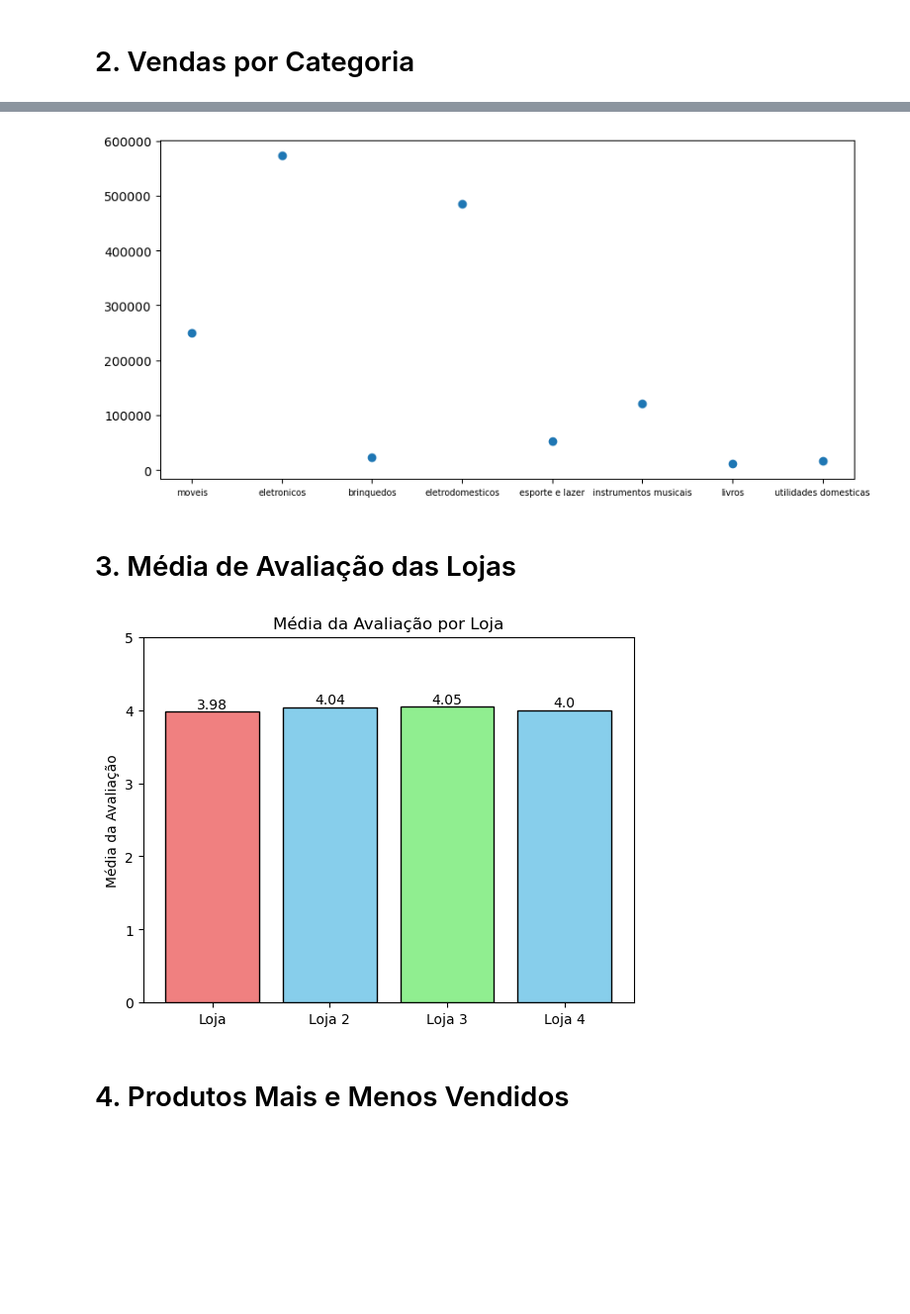
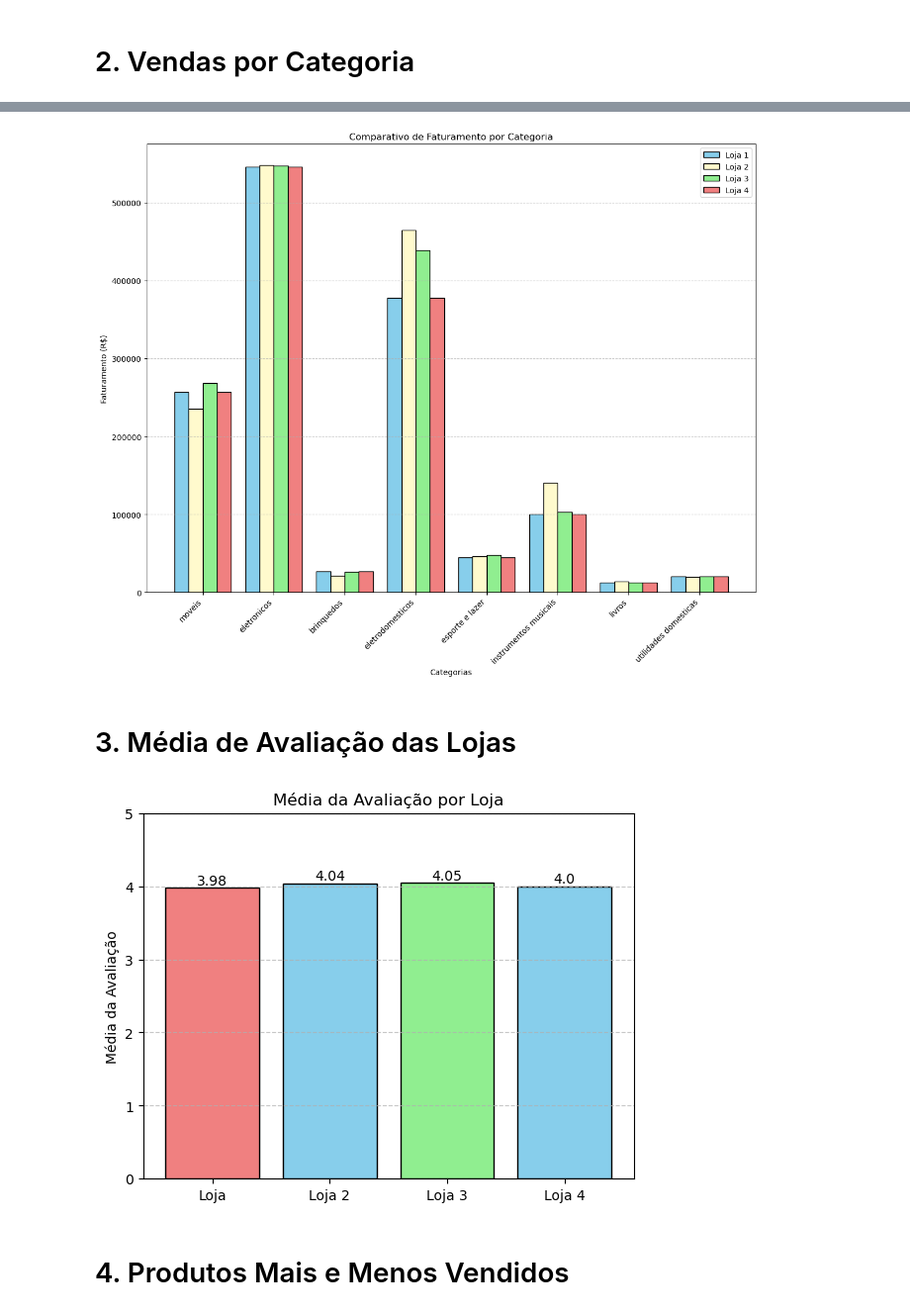
Before and after one commit to 23Edu4rd0/challenge1-data-science, a Jupyter notebook: AluraStoreBr.ipynb, the cells around one changed output, grey strips where cells are left out. Shown at 99% size. Drawn from its saved outputs; the diff is of its cells as text; code cells hidden in the pictures; blank space fills up the shorter version.

```diff
--- a/AluraStoreBr.ipynb
+++ b/AluraStoreBr.ipynb
@@ -78,16 +85,30 @@ categoriasLoja1, valoresLoja1 = transformar_dict_lista(soma_por_categoria_loja1)
-# %%
-import matplotlib.pyplot as plt
-
-plt.figure(figsize=(10, 6))
-
-
-
-plt.scatter(categoriasLoja1, valoresLoja1)
-plt.xticks(rotation=0, fontsize = 7)  # Alinha os rótulos à direita
-plt.subplots_adjust(bottom=0.25)
-plt.show()
-# %% [output]
-[figure, removed]
+# %%
+import numpy as np
+
+n = len(categorias)
+indice = np.arange(n)
+largura = 0.2
+
+# Criando o gráfico
+plt.figure(figsize=(12, 10))
+plt.bar(indice - 1.5*largura, valor_loja1, width=largura, label='Loja 1', color='skyblue', edgecolor ='black')
+plt.bar(indice - 0.5*largura, valor_loja2, width=largura, label='Loja 2', color='lemonchiffon', edgecolor ='black')
+plt.bar(indice + 0.5*largura, valor_loja3, width=largura, label='Loja 3', color='lightgreen', edgecolor ='black')
+plt.bar(indice + 1.5*largura, valor_loja4, width=largura, label='Loja 4', color='lightcoral', edgecolor ='black')
+
+
+plt.xlabel('Categorias')
+plt.ylabel('Faturamento (R$)')
+plt.title('Comparativo de Faturamento por Categoria')
+plt.xticks(indice, categorias, rotation=45, ha="right")
+plt.legend()
+plt.tight_layout()
+plt.grid(axis='y', linestyle='--', alpha=0.7)
+
+
+plt.show()
+# %% [output]
+[figure, added]
 # %% [markdown]
 # 3. Média de Avaliação das Lojas
 # %%
@@ -114,9 +135,10 @@ plt.ylim(0, 5)
 for i, valor in enumerate(avaliacoes):
     plt.text(i, valor , str(valor), ha='center', va='bottom')
 
+plt.grid(axis='y', linestyle='--', alpha=0.7)
 
 plt.show()
 # %% [output]
-[figure, old version]
+[figure, new version]
 # %% [markdown]
 # 4. Produtos Mais e Menos Vendidos
```
Also changed, not shown: parts of 12 cells of this notebook.
